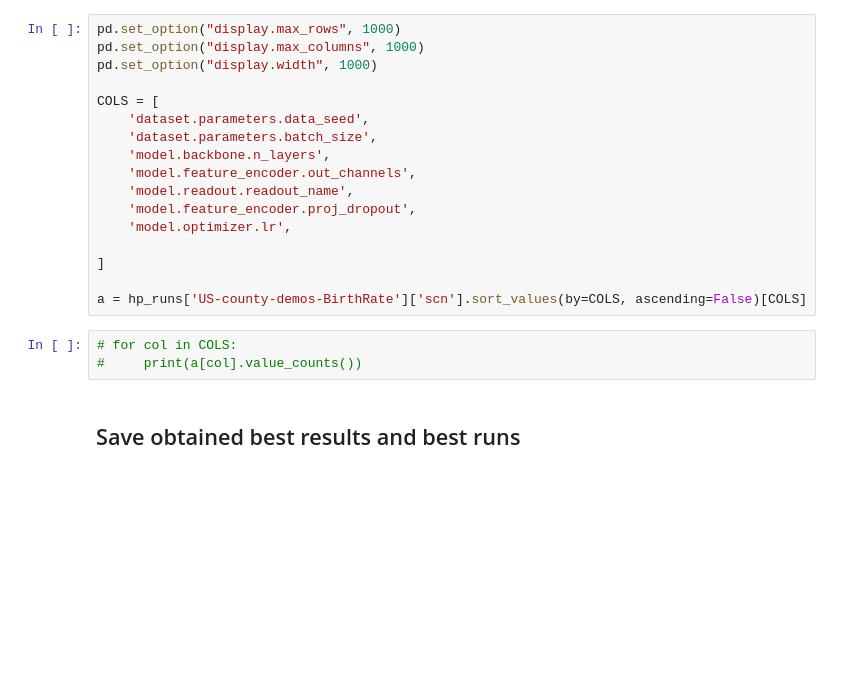
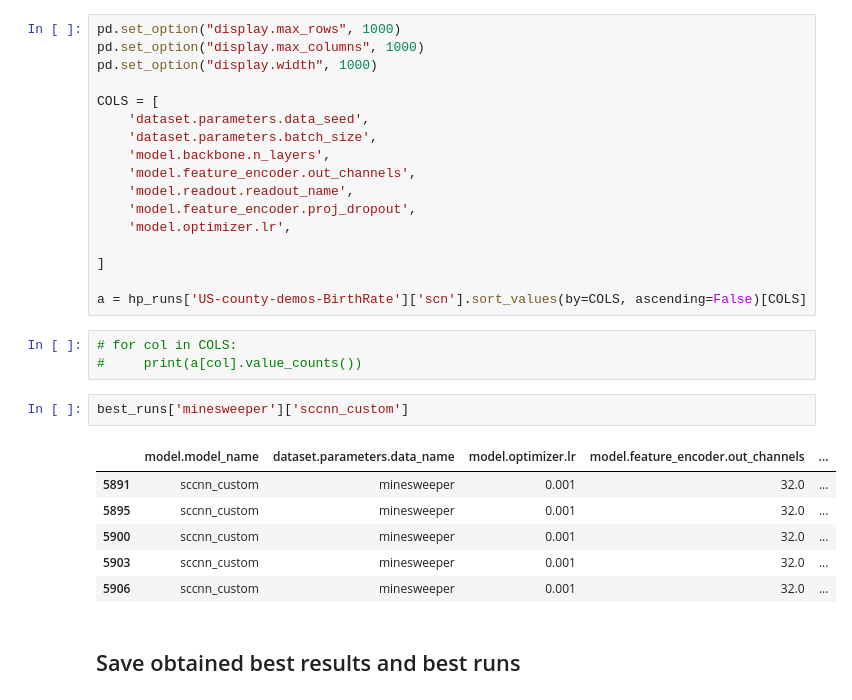
Before and after one commit to geometric-intelligence/TopoBenchmark, a Jupyter notebook: results/results_ simplicial.ipynb, the cells around one changed output. Cells and saved outputs as stored; diff of their text form; blank space fills up the shorter version.

```diff
--- a/results/results_ simplicial.ipynb
+++ b/results/results_ simplicial.ipynb
@@ -461,6 +448,15 @@ a = hp_runs['US-county-demos-BirthRate']['scn'].sort_values(by=COLS, ascending=F
 # %%
 # for col in COLS:
 #     print(a[col].value_counts())
+# %%
+best_runs['minesweeper']['sccnn_custom']
+# %% [output]
+|  | model.model_name | dataset.parameters.data_name | model.optimizer.lr | model.feature_encoder.out_channels | ... |
+| 5891 | sccnn_custom | minesweeper | 0.001 | 32.0 | ... |
+| 5895 | sccnn_custom | minesweeper | 0.001 | 32.0 | ... |
+| 5900 | sccnn_custom | minesweeper | 0.001 | 32.0 | ... |
+| 5903 | sccnn_custom | minesweeper | 0.001 | 32.0 | ... |
+| 5906 | sccnn_custom | minesweeper | 0.001 | 32.0 | ... |
 # %% [markdown]
 ## Save obtained best results and best runs
 # %%
```
Also changed, not shown: parts of 14 cells of this notebook, 28 other files.
